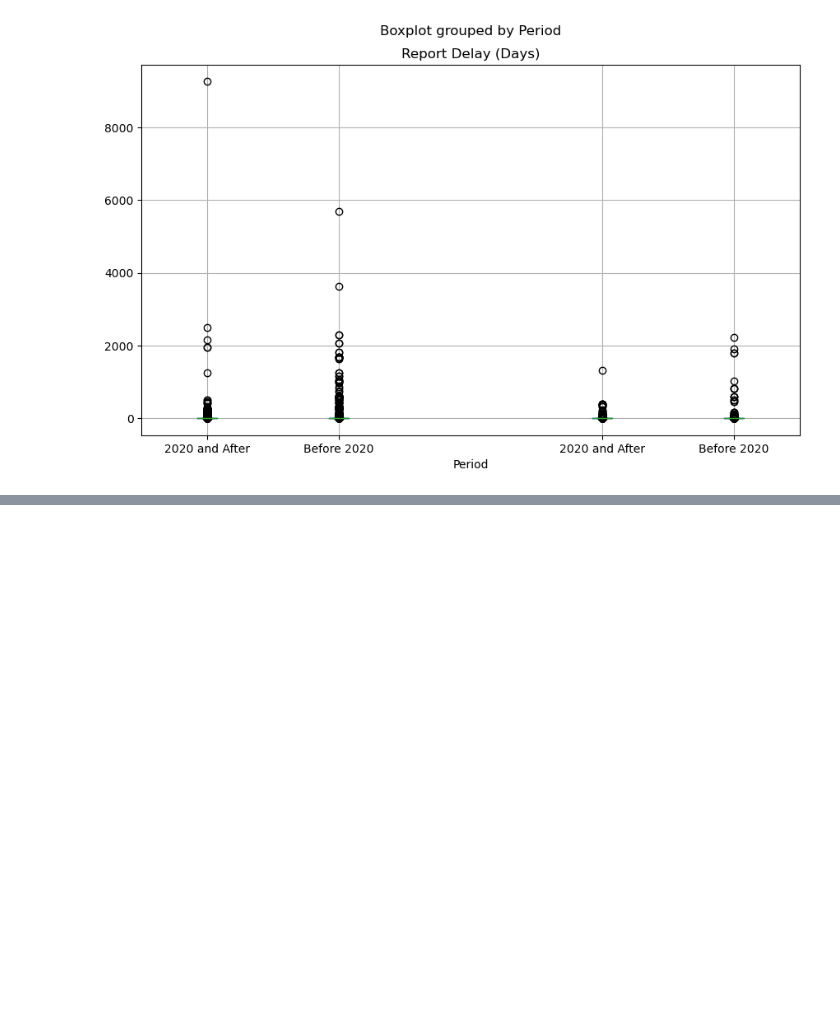
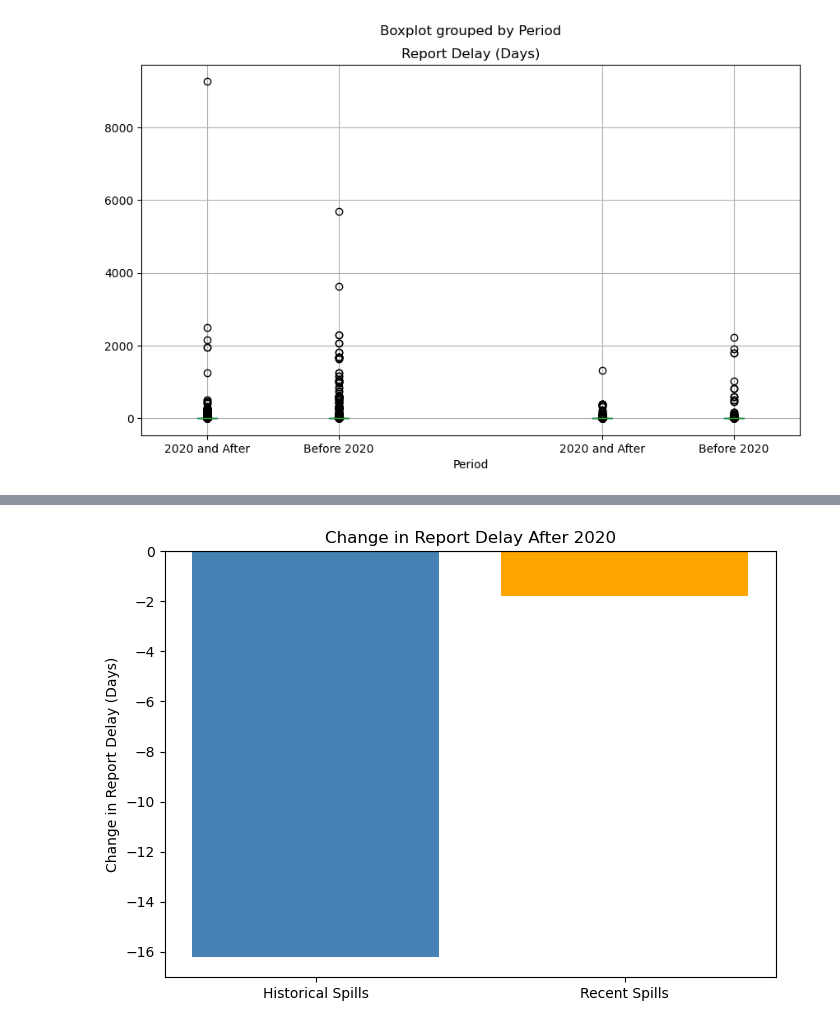
Before and after one commit to dadams-AU/colorado_spills, a Jupyter notebook: analysis/analysis5.ipynb, the cells around one changed output, grey strips where cells are left out. Cells and saved outputs as stored; diff of their text form; code cells hidden in the pictures; blank space fills up the shorter version.

```diff
--- a/analysis/analysis5.ipynb
+++ b/analysis/analysis5.ipynb
@@ -444,0 +617,15 @@ The difference in response time for recent spills is statistically significant.
+# %%
+import matplotlib.pyplot as plt
+
+improvements = [-16.21, -1.79]
+labels = ['Historical Spills', 'Recent Spills']
+
+fig, ax = plt.subplots(figsize=(7, 5))
+ax.bar(labels, improvements, color=['steelblue', 'orange'])
+ax.axhline(0, color='black', linewidth=0.8)
+ax.set_ylabel('Change in Report Delay (Days)')
+ax.set_title('Change in Report Delay After 2020')
+plt.tight_layout()
+plt.show()
+# %% [output]
+[figure, added]
```
Also changed, not shown: parts of 11 cells of this notebook, 9 other files.
